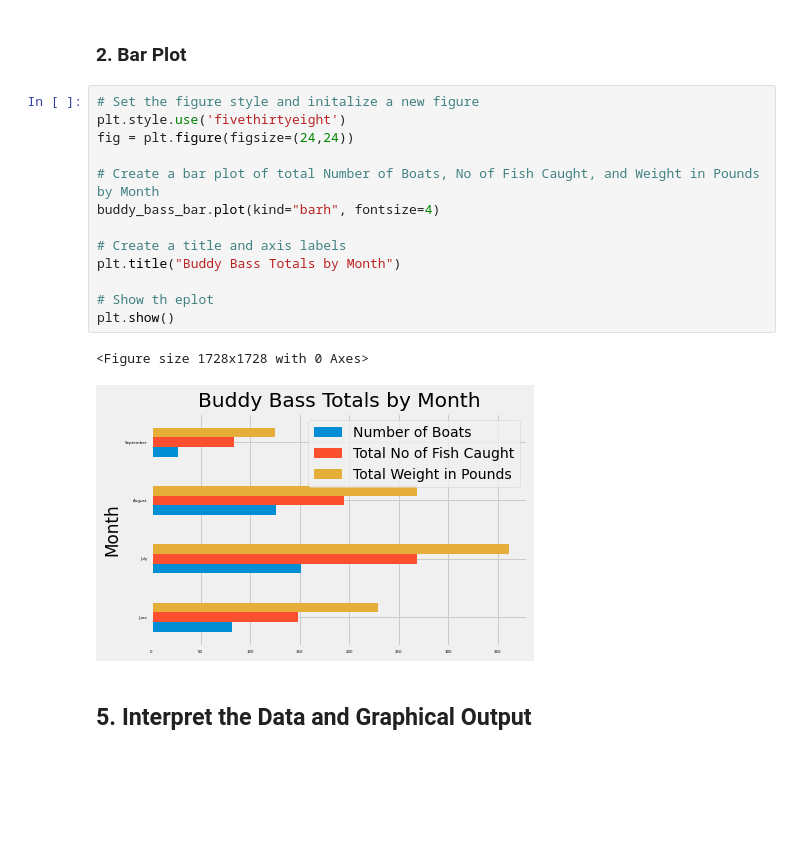
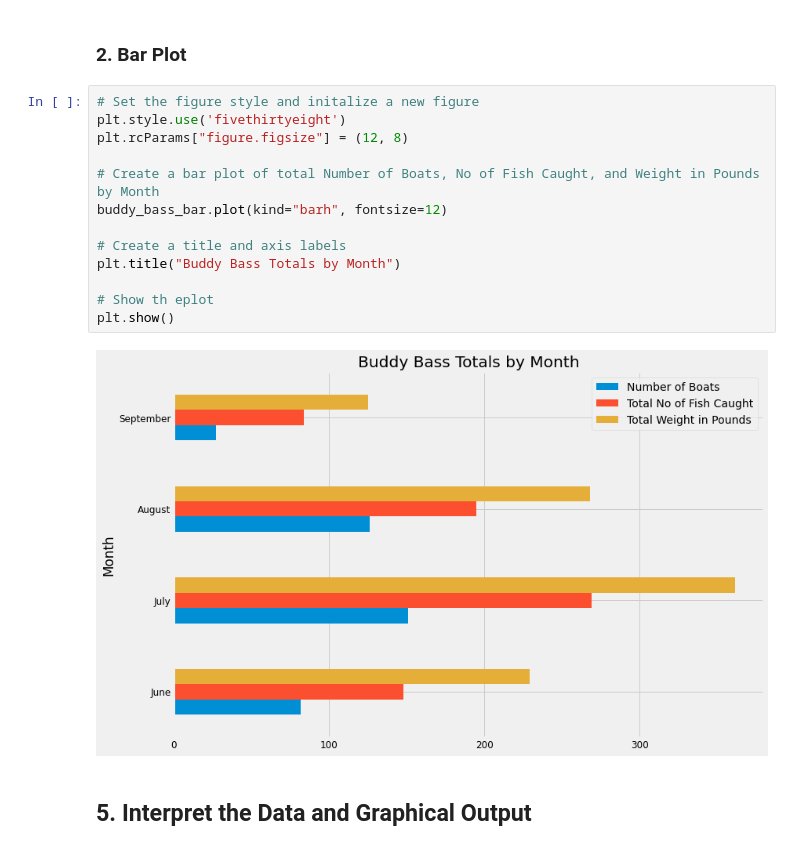
Before and after one commit to istarlet/buddy_bass_tournament, a Jupyter notebook: buddy_bass.ipynb, the cells around one changed output. Saved outputs shown, nothing was run; the diff lists cells and outputs as text; blank space fills up the shorter version.

Commit message:
Increase font size on bar plot

```diff
--- a/buddy_bass.ipynb
+++ b/buddy_bass.ipynb
@@ -310,18 +310,17 @@ plt.show()
 # %%
 # Set the figure style and initalize a new figure
 plt.style.use('fivethirtyeight')
-fig = plt.figure(figsize=(24,24))
+plt.rcParams["figure.figsize"] = (12, 8)
 
 # Create a bar plot of total Number of Boats, No of Fish Caught, and Weight in Pounds by Month
-buddy_bass_bar.plot(kind="barh", fontsize=4)
+buddy_bass_bar.plot(kind="barh", fontsize=12)
 
 # Create a title and axis labels
 plt.title("Buddy Bass Totals by Month")
 
 # Show th eplot
 plt.show()
 # %% [output]
-<Figure size 1728x1728 with 0 Axes>
-[figure, old version]
+[figure, new version]
 # %% [markdown]
 <h2><strong>5. Interpret the Data and Graphical Output</strong></h2>
```
